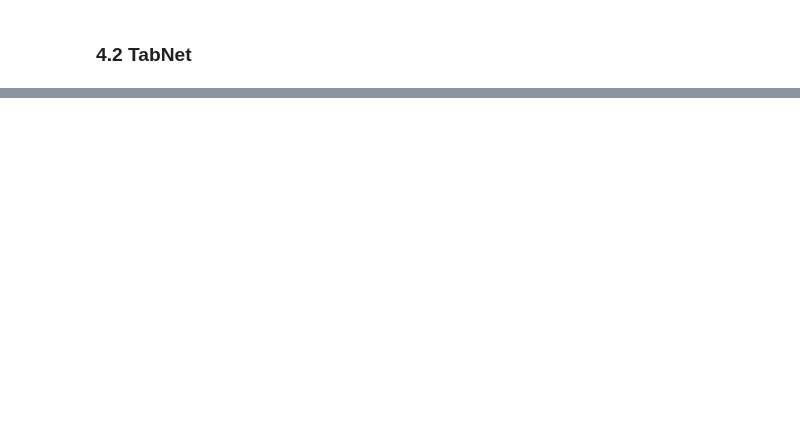
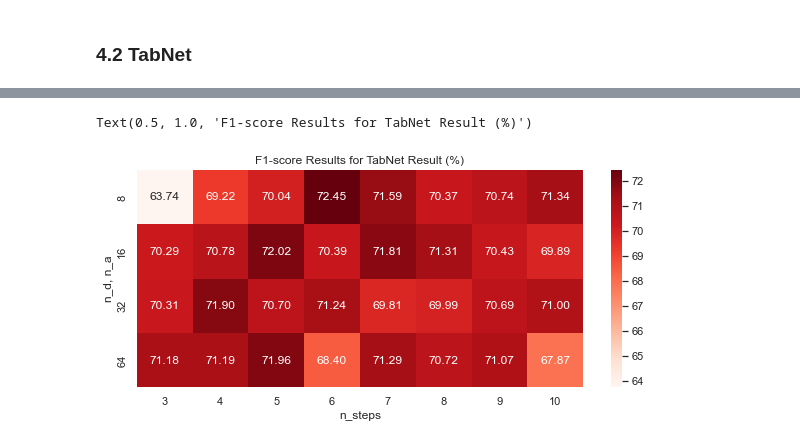
Before and after one commit to 1pha/xai606_project1, a Jupyter notebook: doodle.ipynb, the cells around one changed output, grey strips where cells are left out. Cells and saved outputs as stored; diff of their text form; code cells hidden in the pictures; blank space fills up the shorter version.

```diff
--- a/doodle.ipynb
+++ b/doodle.ipynb
@@ -210,0 +265,23 @@ f1_score(y_train.to_numpy(), preds)
+# %%
+results = {}
+
+n_d_lst = [8, 16, 32, 64]
+n_steps_lst = [3, 4, 5, 6, 7, 8, 9, 10]
+
+for n_d in n_d_lst:
+    n_step_results = []
+    for n_steps in n_steps_lst:
+        clf = TabNetClassifier(
+            n_d=n_d,
+            n_a=n_d,
+            n_steps=n_steps
+        )
+        clf.fit(
+            X_train_numpy, y_train_numpy,
+            eval_set=[(X_dev_numpy, y_dev_numpy)]
+        )
+        preds = clf.predict(X_dev_numpy)
+        n_step_results.append((
+            f1_score(y_dev_numpy, preds), accuracy_score(y_dev_numpy, preds), roc_auc_score(y_dev_numpy, preds)
+        ))
+    results[n_d] = n_step_results
@@ -210,0 +326,25 @@ f1_score(y_train.to_numpy(), preds)
+# %%
+import pickle
+
+with open("./assets/tabnet_pp.pkl", "wb") as f:
+    pickle.dump(results, f)
+# %%
+with open("./assets/tabnet_wo_pp.pkl", "rb") as f:
+    ree = pickle.load(f)
+# %%
+f1_results = [[l[0] for l in lst] for lst in ree.values()]
+acc_results = [[l[1] for l in lst] for lst in ree.values()]
+# auc_results = [[l[2] for l in lst] for lst in results.values()]
+# %%
+import matplotlib.pyplot as plt
+fig, ax = plt.subplots(figsize=(10, 4))
+
+sns.heatmap(
+    pd.DataFrame(f1_results, columns=n_steps_lst, index=n_d_lst) * 100,
+    annot=True, ax=ax, fmt=".2f", cmap="Reds")
+ax.set_xlabel("n_steps")
+ax.set_ylabel("n_d, n_a")
+ax.set_title("F1-score Results for TabNet Result (%)")
+# %% [output]
+Text(0.5, 1.0, 'F1-score Results for TabNet Result (%)')
+[figure, added]
```
Also changed, not shown: parts of 35 cells of this notebook.
